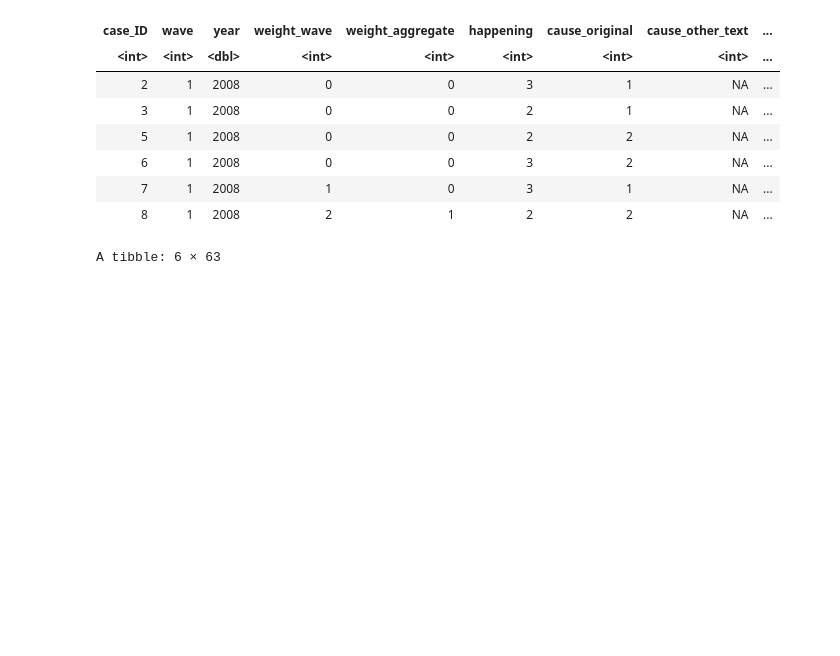
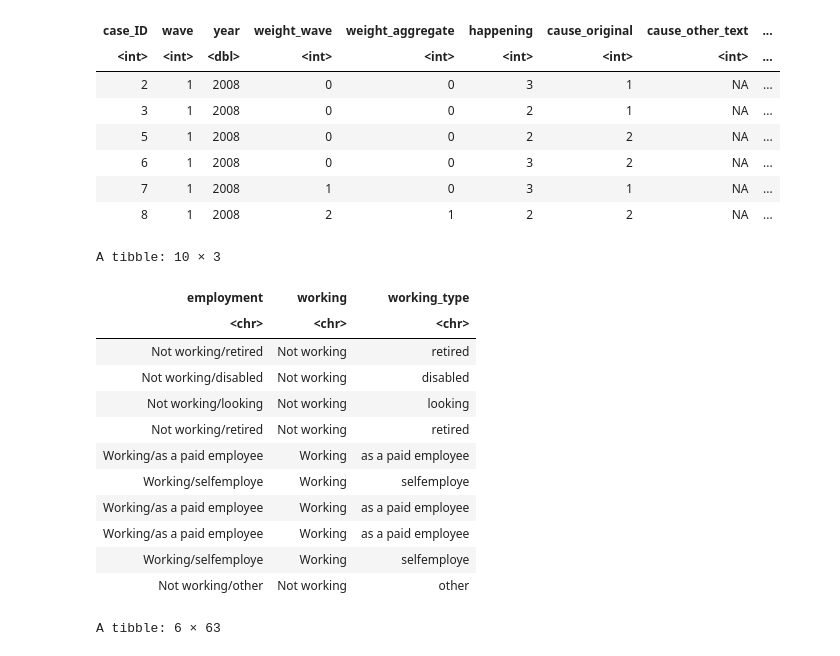
Before and after one commit to ksokratous/r-seminar, a Jupyter notebook: notebooks/wpa4.ipynb, the cells around one changed output. Saved outputs shown, nothing was run; the diff lists cells and outputs as text; code cells hidden in the pictures; blank space fills up the shorter version.

```diff
--- a/notebooks/wpa4.ipynb
+++ b/notebooks/wpa4.ipynb
@@ -404,6 +402,22 @@ A tibble: 6 × 62
 | 6 | 1 | 2008 | 0 | 0 | 3 | 2 | NA | ... |
 | 7 | 1 | 2008 | 1 | 0 | 3 | 1 | NA | ... |
 | 8 | 1 | 2008 | 2 | 1 | 2 | 2 | NA | ... |
+# %%
+head(select(survey_data, employment, working, working_type), 10)
+# %% [output]
+A tibble: 10 × 3
+| employment | working | working_type |
+| <chr> | <chr> | <chr> |
+| Not working/retired | Not working | retired |
+| Not working/disabled | Not working | disabled |
+| Not working/looking | Not working | looking |
+| Not working/retired | Not working | retired |
+| Working/as a paid employee | Working | as a paid employee |
+| Working/selfemploye | Working | selfemploye |
+| Working/as a paid employee | Working | as a paid employee |
+| Working/as a paid employee | Working | as a paid employee |
+| Working/selfemploye | Working | selfemploye |
+| Not working/other | Not working | other |
 # %%
 # you can also create a new column via mutate + case_when
 survey_data = mutate(survey_data,
```
Also changed, not shown: parts of 24 cells of this notebook, 5 other files.
